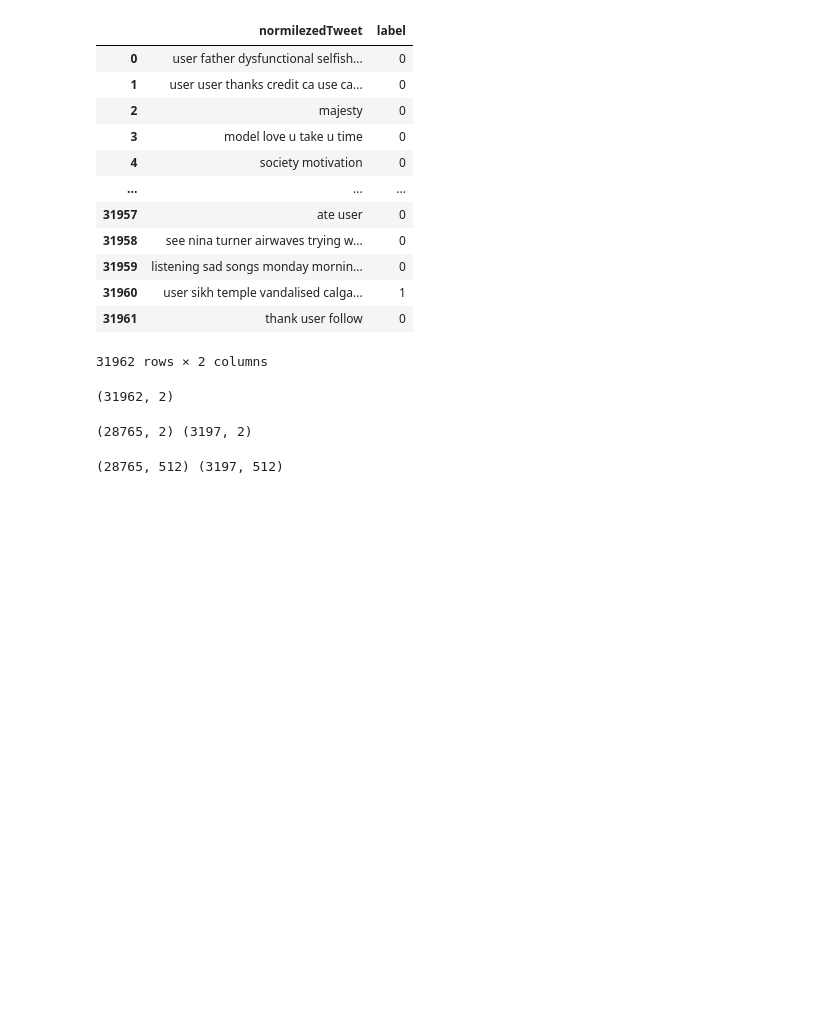
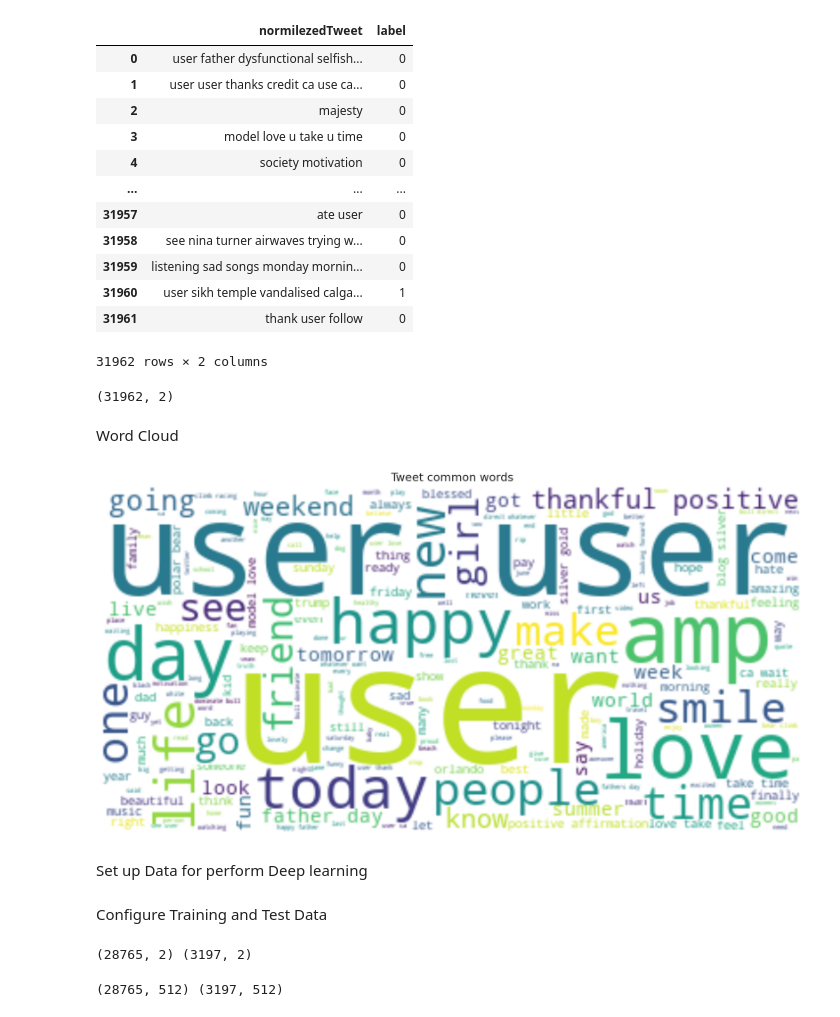
Before and after one commit to BillYerkes/CSC5542, a Jupyter notebook: Lab4/ICP4.ipynb, the cells around one changed output. Cells and saved outputs as stored; diff of their text form; code cells hidden in the pictures; blank space fills up the shorter version.

```diff
--- a/Lab4/ICP4.ipynb
+++ b/Lab4/ICP4.ipynb
@@ -264,6 +266,26 @@ Data
 print(Data.shape)
 # %% [output]
 (31962, 2)
+# %% [markdown]
+Word Cloud
+# %%
+tweet_text = " ".join(Data.normilezedTweet.to_numpy().tolist())
+
+tweet_cloud = WordCloud(stopwords=STOPWORDS, background_color="white").generate(tweet_text)
+
+def show_word_cloud(cloud, title):
+  plt.figure(figsize = (16, 10))
+  plt.imshow(cloud, interpolation='bilinear')
+  plt.title(title)
+  plt.axis("off")
+  plt.show();
+
+
+show_word_cloud(tweet_cloud, "Tweet common words")
+# %% [output]
+[figure, added]
+# %% [markdown]
+Set up Data for perform Deep learning
 # %%
 from sklearn.preprocessing import OneHotEncoder
 
@@ -278,6 +300,8 @@ train_tweets, test_tweets, y_train, y_test =\
     test_size=.1,
     random_state=RANDOM_SEED
   )
+# %% [markdown]
+Configure Training and Test Data
 # %%
 X_train = []
 for r in tqdm(train_tweets):
```
Also changed, not shown: parts of 20 cells of this notebook, 2 other files.
